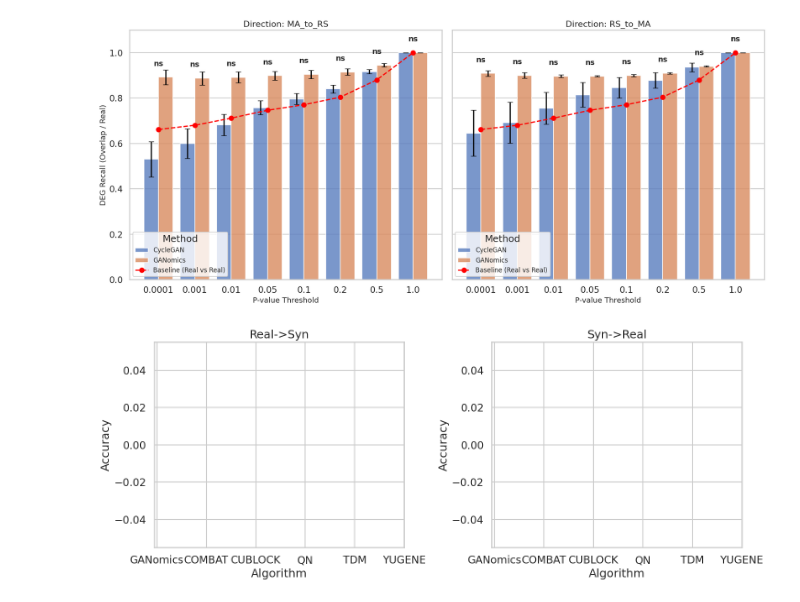
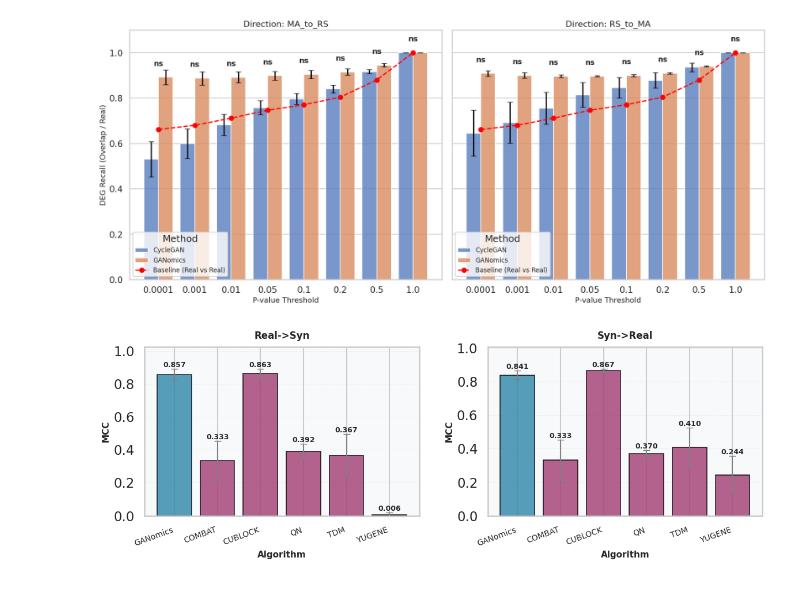
Before and after one commit to seldas/GANomics, a Jupyter notebook: plan/generate_trainsample_ms.ipynb, the cells around one changed output. Saved outputs shown, nothing was run; the diff lists cells and outputs as text; code cells hidden in the pictures.

Commit message:
update results/scripts #2

```diff
--- a/plan/generate_trainsample_ms.ipynb
+++ b/plan/generate_trainsample_ms.ipynb
@@ -593,6 +593,7 @@ plt.show()
 # %% [output]
 [figure]
 # %%
+## Compare Pred. Model between GANomics-50 to other algorithms
 import pandas as pd
 import matplotlib.pyplot as plt
 import numpy as np
@@ -600,11 +601,11 @@ import os
 
 # Directories containing the results
 directories = [
-    'dashboard/backend/results/4_Biomarkers/Prediction/NB_Ablation_Size_50_Run_0',
-    'dashboard/backend/results/4_Biomarkers/Prediction/NB_Ablation_Size_50_Run_1',
-    'dashboard/backend/results/4_Biomarkers/Prediction/NB_Ablation_Size_50_Run_2',
-    'dashboard/backend/results/4_Biomarkers/Prediction/NB_Ablation_Size_50_Run_3',
-    'dashboard/backend/results/4_Biomarkers/Prediction/NB_Ablation_Size_50_Run_4'
+    '/compute001/lwu/projects/GANomics/dashboard/backend/results/4_Biomarkers/Prediction/NB_Ablation_Size_50_Run_0',
+    '/compute001/lwu/projects/GANomics/dashboard/backend/results/4_Biomarkers/Prediction/NB_Ablation_Size_50_Run_1',
+    '/compute001/lwu/projects/GANomics/dashboard/backend/results/4_Biomarkers/Prediction/NB_Ablation_Size_50_Run_2',
+    '/compute001/lwu/projects/GANomics/dashboard/backend/results/4_Biomarkers/Prediction/NB_Ablation_Size_50_Run_3',
+    '/compute001/lwu/projects/GANomics/dashboard/backend/results/4_Biomarkers/Prediction/NB_Ablation_Size_50_Run_4'
 ]
 
 # Algorithms to compare
@@ -612,50 +613,74 @@ algorithms = ['GANomics', 'COMBAT', 'CUBLOCK', 'QN', 'TDM', 'YUGENE']
 
 # Scenarios to compare
 scenarios = ['Real->Syn', 'Syn->Real']
+eval_Metrics = 'MCC'
 
 # Initialize a dictionary to store the results
 results = {algo: {scenario: [] for scenario in scenarios} for algo in algorithms}
 
 # Aggregate results from the CSV files
 for directory in directories:
     for algo in algorithms:
         file_path_ma = os.path.join(directory, f'Classifier_Performance_{algo}_MA.csv')
         file_path_rs = os.path.join(directory, f'Classifier_Performance_{algo}_RS.csv')
 
         if os.path.exists(file_path_ma) and os.path.exists(file_path_rs):
             df_ma = pd.read_csv(file_path_ma)
             df_rs = pd.read_csv(file_path_rs)
 
             for scenario in scenarios:
-                accuracy_ma = df_ma.loc[df_ma['Scenario'] == scenario, 'Accuracy'].mean() if scenario in df_ma['Scenario'].values else np.nan
-                accuracy_rs = df_rs.loc[df_rs['Scenario'] == scenario, 'Accuracy'].mean() if scenario in df_rs['Scenario'].values else np.nan
+                accuracy_ma = df_ma.loc[df_ma['Scenario'] == scenario, eval_Metrics].mean() if scenario in df_ma['Scenario'].values else np.nan
+                accuracy_rs = df_rs.loc[df_rs['Scenario'] == scenario, eval_Metrics].mean() if scenario in df_rs['Scenario'].values else np.nan
 
                 # Store the average accuracy
                 results[algo][scenario].append((accuracy_ma + accuracy_rs) / 2)
 
 # Calculate mean and standard deviation for each algorithm and scenario
 means = {algo: {scenario: np.mean(values) for scenario, values in results[algo].items()} for algo in algorithms}
 stds = {algo: {scenario: np.std(values) for scenario, values in results[algo].items()} for algo in algorithms}
 
 # Create a bar chart with error bars for each scenario
-fig, axes = plt.subplots(1, 2, figsize=(15, 6))
+fig, axes = plt.subplots(1, 2, figsize=(12, 4.5), dpi=100)
+
+# Define colors - highlight GANomics
+colors = ['#2E86AB' if algo == 'GANomics' else '#A23B72' for algo in algorithms]
 
 for i, scenario in enumerate(scenarios):
     x = np.arange(len(algorithms))
-    axes[i].bar(x, [means[algo][scenario] for algo in algorithms], yerr=[stds[algo][scenario] for algo in algorithms], capsize=5)
+    mean_values = [means[algo][scenario] for algo in algorithms]
+    std_values = [stds[algo][scenario] for algo in algorithms]
+
+    bars = axes[i].bar(x, mean_values, yerr=std_values, capsize=4,
+                       color=colors, alpha=0.8, edgecolor='black', linewidth=1.2,
+                       error_kw={'linewidth': 1.5, 'ecolor': 'gray'})
+
+    # Add value labels on top of bars
+    for j, (bar, mean_val, std_val) in enumerate(zip(bars, mean_values, std_values)):
+        height = bar.get_height()
+        axes[i].text(bar.get_x() + bar.get_width()/2., height + std_val,
+                    f'{mean_val:.3f}',
+                    ha='center', va='bottom', fontsize=9, fontweight='bold')
+
     axes[i].set_xticks(x)
-    axes[i].set_xticklabels(algorithms)
-    axes[i].set_ylabel('Accuracy')
-    axes[i].set_title(scenario)
-    axes[i].set_xlabel('Algorithm')
+    axes[i].set_xticklabels(algorithms, rotation=20, ha='right', fontsize=10)
+    axes[i].set_ylabel(eval_Metrics, fontsize=11, fontweight='bold')
+    axes[i].set_title(scenario, fontsize=12, fontweight='bold', pad=10)
+    axes[i].set_xlabel('Algorithm', fontsize=11, fontweight='bold')
 
-    # Ensure GANomics is on the left
-    if 'GANomics' in algorithms:
-        algo_order = ['GANomics'] + [algo for algo in algorithms if algo != 'GANomics']
-        axes[i].set_xticks(x)
-        axes[i].set_xticklabels(algo_order)
+    # Add grid for better readability
+    axes[i].grid(axis='y', alpha=0.3, linestyle='--', linewidth=0.7)
+    axes[i].set_axisbelow(True)
 
+    # Adjust y-axis to accommodate labels
+    y_max = max([m + s for m, s in zip(mean_values, std_values)])
+    axes[i].set_ylim(0, y_max * 1.15)
+
+    # Add a subtle background
+    axes[i].set_facecolor('#F8F9FA')
+
+# Adjust layout to prevent label cutoff
 plt.tight_layout()
+plt.subplots_adjust(wspace=0.25)
 plt.show()
 # %% [output]
-[figure, old version]
+[figure, new version]
```
Also changed, not shown: parts of 2 cells of this notebook.
